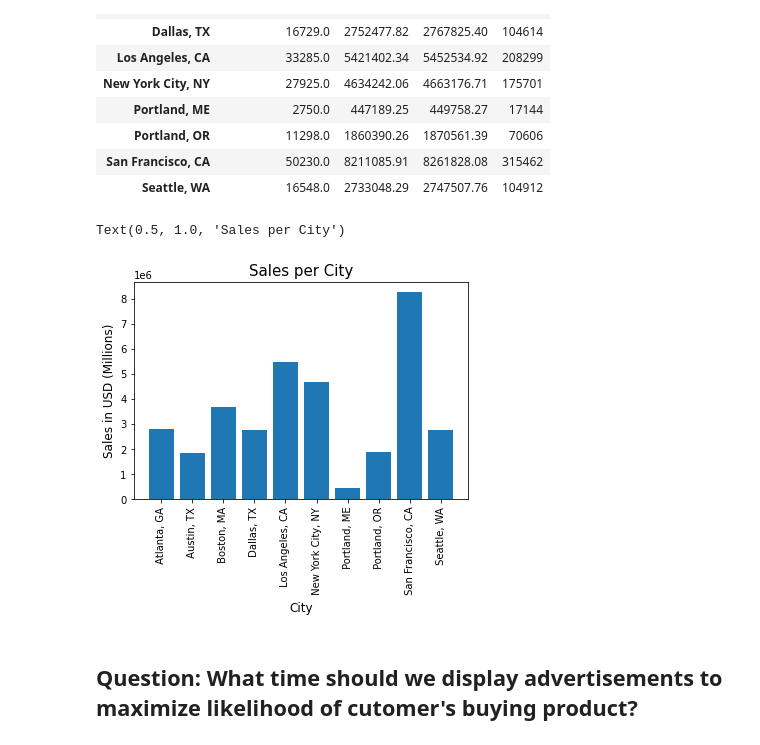
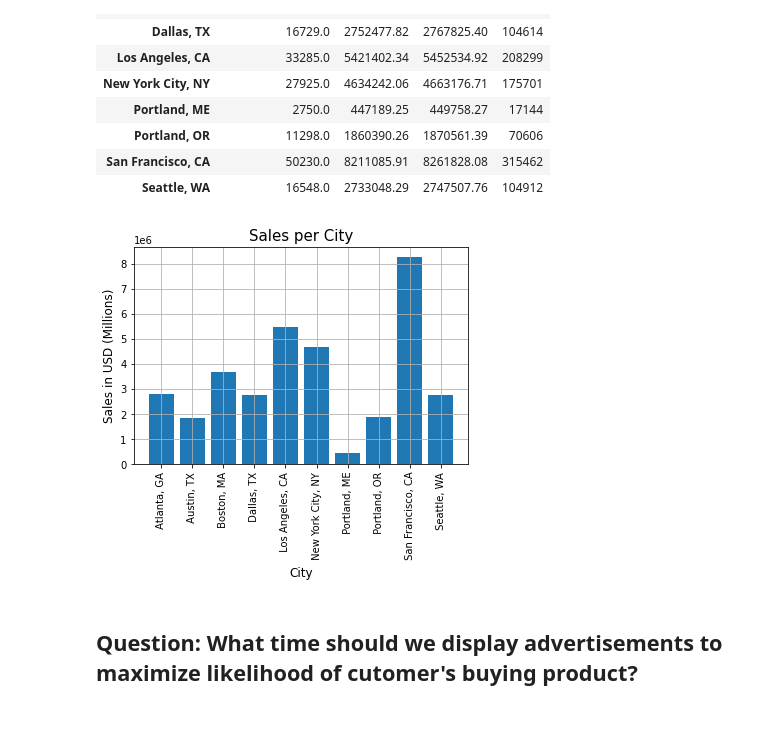
Before and after one commit to ethompson17/PythonSalesAnalysis, a Jupyter notebook: Sales Analysis.ipynb, the cells around one changed output. Saved outputs shown, nothing was run; the diff lists cells and outputs as text; code cells hidden in the pictures.

```diff
--- a/Sales Analysis.ipynb
+++ b/Sales Analysis.ipynb
@@ -164,16 +164,16 @@ cityresults
 # %%
 import matplotlib.pyplot as plt
 
 cities = [city for city, df2 in df.groupby('City')]
 
 plt.bar(cities, cityresults['Sales'])
 plt.xticks(cities, rotation = 'vertical')
 plt.xlabel('City', size = 12)
 plt.ylabel('Sales in USD (Millions)', size = 12)
 plt.title('Sales per City', size = 15)
+plt.grid()
 # %% [output]
-Text(0.5, 1.0, 'Sales per City')
-[figure, old version]
+[figure, new version]
 # %% [markdown]
 ## Question: What time should we display advertisements to maximize likelihood of cutomer's buying product?
 # %% [markdown]
```
Also changed, not shown: parts of 4 cells of this notebook.
